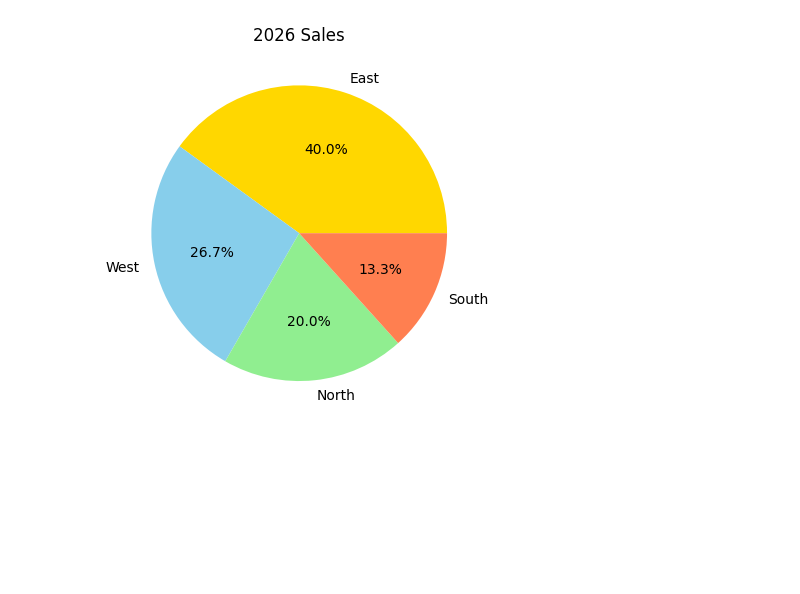
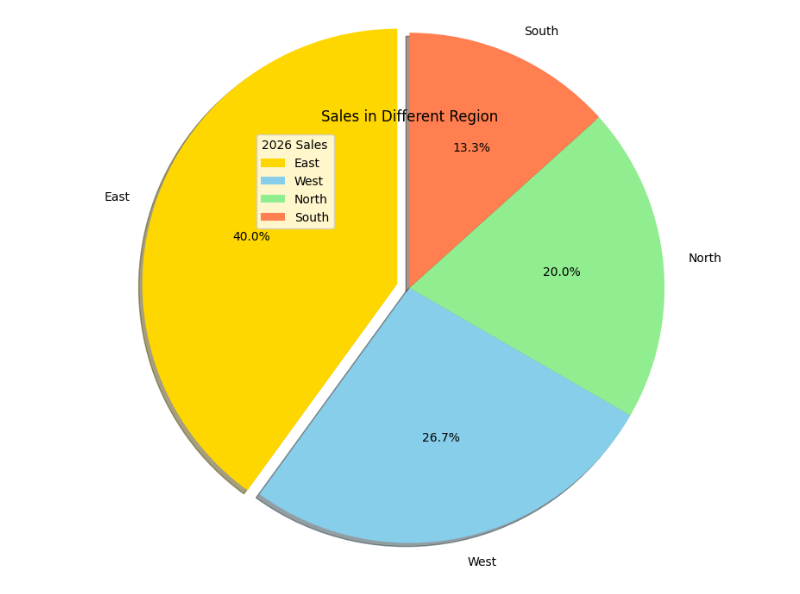
Before and after one commit to Akshay-Dharmik7/Matplotlib-Tutorial, a Jupyter notebook: 03_pie_plot.ipynb, the cells around one changed output. Saved outputs shown, nothing was run; the diff lists cells and outputs as text; code cells hidden in the pictures; blank space fills up the shorter version.

```diff
--- a/03_pie_plot.ipynb
+++ b/03_pie_plot.ipynb
@@ -1,12 +1,13 @@
 # %%
 # plt.pie(values, label = "label_list", color = "color_name", autopct = "%1.1f%%")
 import matplotlib.pyplot as plt
 
 regions = ["East", "West", "North", "South"]
 revenue = [3000, 2000, 1500, 1000]
 
-plt.pie(revenue, labels=regions, colors=["gold", "skyblue", "lightgreen", "coral"], autopct = "%1.1f%%")
-plt.title("2026 Sales")
+plt.pie(revenue, labels=regions, colors=["gold", "skyblue", "lightgreen", "coral"], autopct = "%1.1f%%", explode = [0.1, 0, 0, 0], shadow= True, startangle=90, radius=2)
+plt.title("Sales in Different Region")
+plt.legend(title = "2026 Sales")
 plt.show()
 # %% [output]
-[figure, old version]
+[figure, new version]
```
Also changed, not shown: 11 other files.
